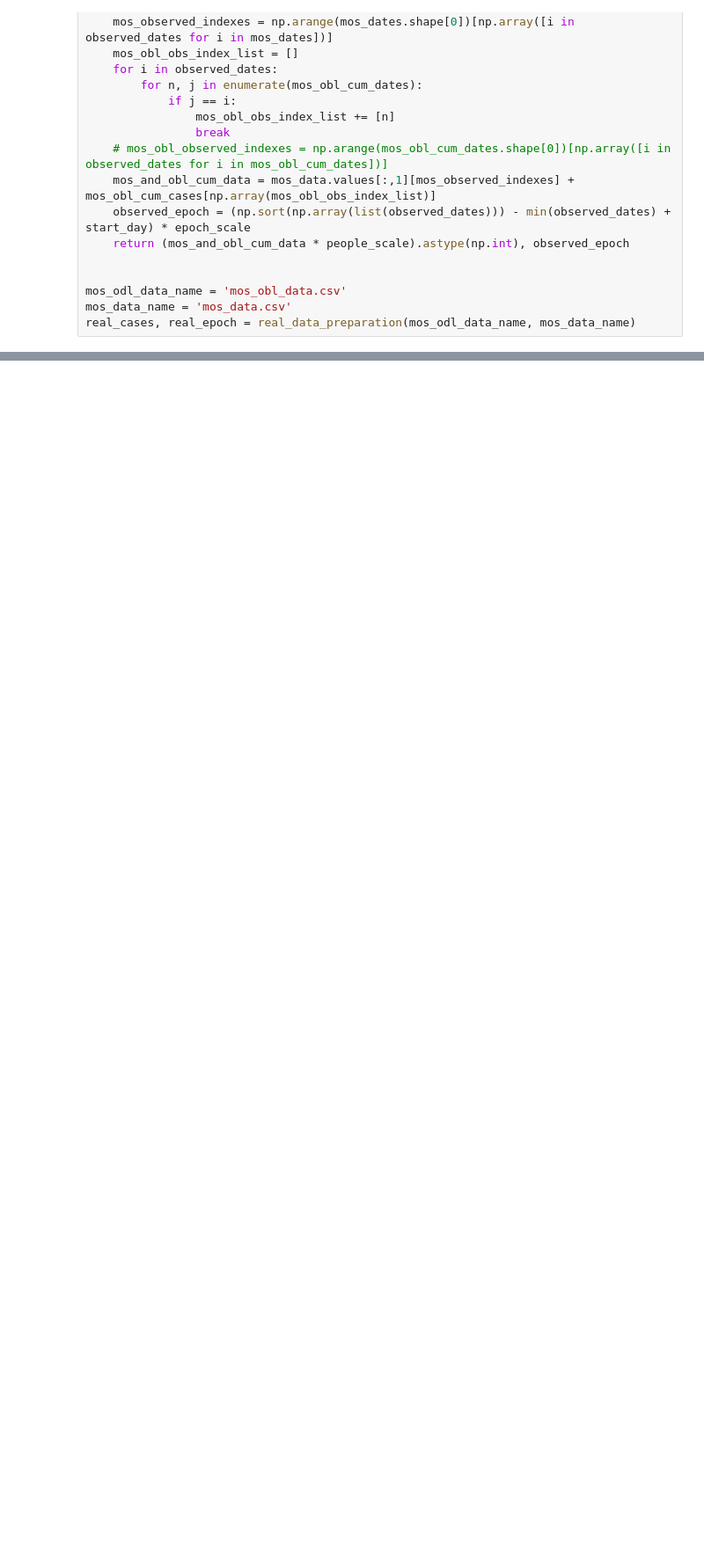
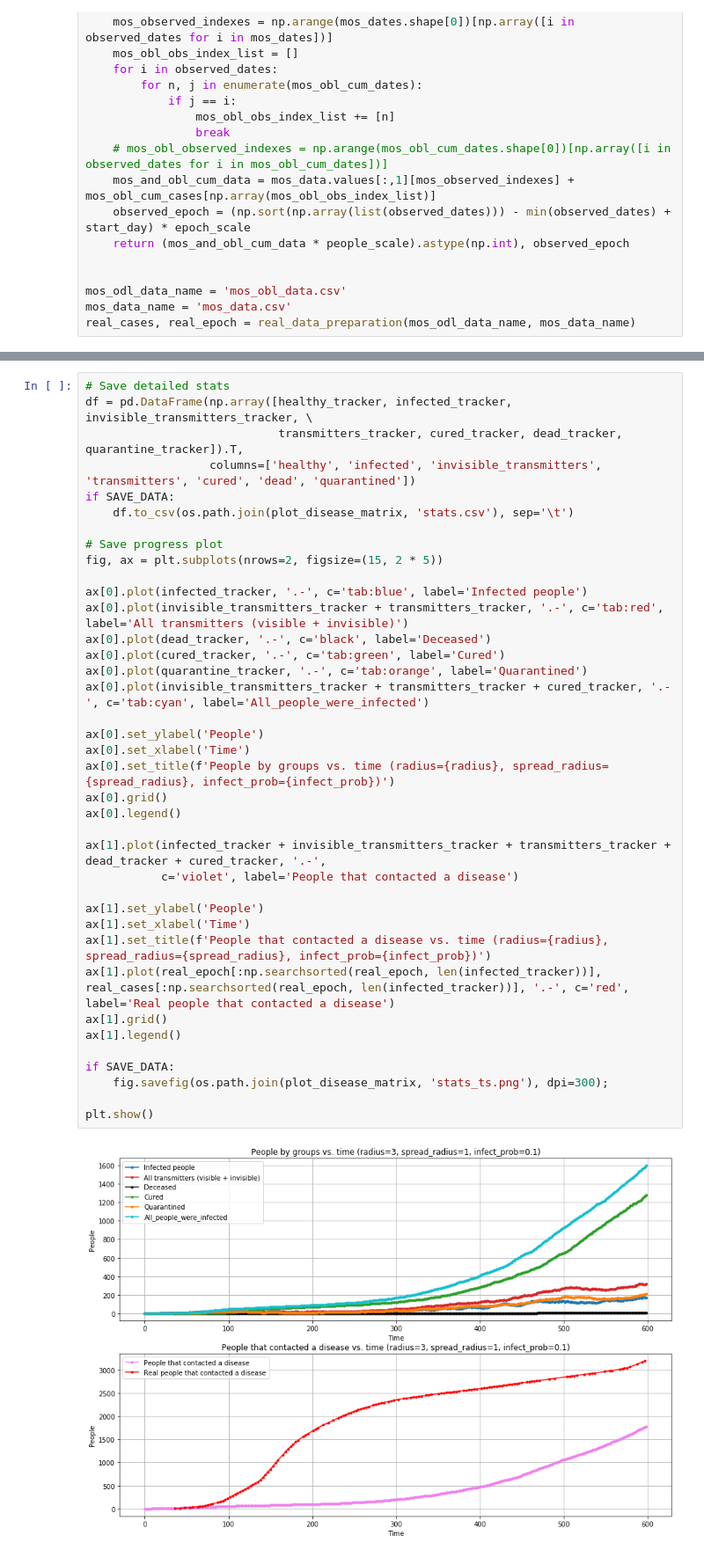
Before and after one commit to valentine-akhiarov/Transport-networks, a Jupyter notebook: Transport_Networks_COVID_2020.ipynb, the cells around one changed output, grey strips where cells are left out. Shown at 88% size. Saved outputs shown, nothing was run; the diff lists cells and outputs as text; blank space fills up the shorter version.

```diff
--- a/Transport_Networks_COVID_2020.ipynb
+++ b/Transport_Networks_COVID_2020.ipynb
@@ -284,0 +326,40 @@ plt.show()
+# %%
+# Save detailed stats
+df = pd.DataFrame(np.array([healthy_tracker, infected_tracker, invisible_transmitters_tracker, \
+                            transmitters_tracker, cured_tracker, dead_tracker, quarantine_tracker]).T,
+                  columns=['healthy', 'infected', 'invisible_transmitters', 'transmitters', 'cured', 'dead', 'quarantined'])
+if SAVE_DATA:
+    df.to_csv(os.path.join(plot_disease_matrix, 'stats.csv'), sep='\t')
+
+# Save progress plot
+fig, ax = plt.subplots(nrows=2, figsize=(15, 2 * 5))
+
+ax[0].plot(infected_tracker, '.-', c='tab:blue', label='Infected people')
+ax[0].plot(invisible_transmitters_tracker + transmitters_tracker, '.-', c='tab:red', label='All transmitters (visible + invisible)')
+ax[0].plot(dead_tracker, '.-', c='black', label='Deceased')
+ax[0].plot(cured_tracker, '.-', c='tab:green', label='Cured')
+ax[0].plot(quarantine_tracker, '.-', c='tab:orange', label='Quarantined')
+ax[0].plot(invisible_transmitters_tracker + transmitters_tracker + cured_tracker, '.-', c='tab:cyan', label='All_people_were_infected')
+
+ax[0].set_ylabel('People')
+ax[0].set_xlabel('Time')
+ax[0].set_title(f'People by groups vs. time (radius={radius}, spread_radius={spread_radius}, infect_prob={infect_prob})')
+ax[0].grid()
+ax[0].legend()
+
+ax[1].plot(infected_tracker + invisible_transmitters_tracker + transmitters_tracker + dead_tracker + cured_tracker, '.-',
+           c='violet', label='People that contacted a disease')
+
+ax[1].set_ylabel('People')
+ax[1].set_xlabel('Time')
+ax[1].set_title(f'People that contacted a disease vs. time (radius={radius}, spread_radius={spread_radius}, infect_prob={infect_prob})')
+ax[1].plot(real_epoch[:np.searchsorted(real_epoch, len(infected_tracker))], real_cases[:np.searchsorted(real_epoch, len(infected_tracker))], '.-', c='red', label='Real people that contacted a disease')
+ax[1].grid()
+ax[1].legend()
+
+if SAVE_DATA:
+    fig.savefig(os.path.join(plot_disease_matrix, 'stats_ts.png'), dpi=300);
+
+plt.show()
+# %% [output]
+[figure, added]
```
Also changed, not shown: parts of 3 cells of this notebook, 1 other file.
